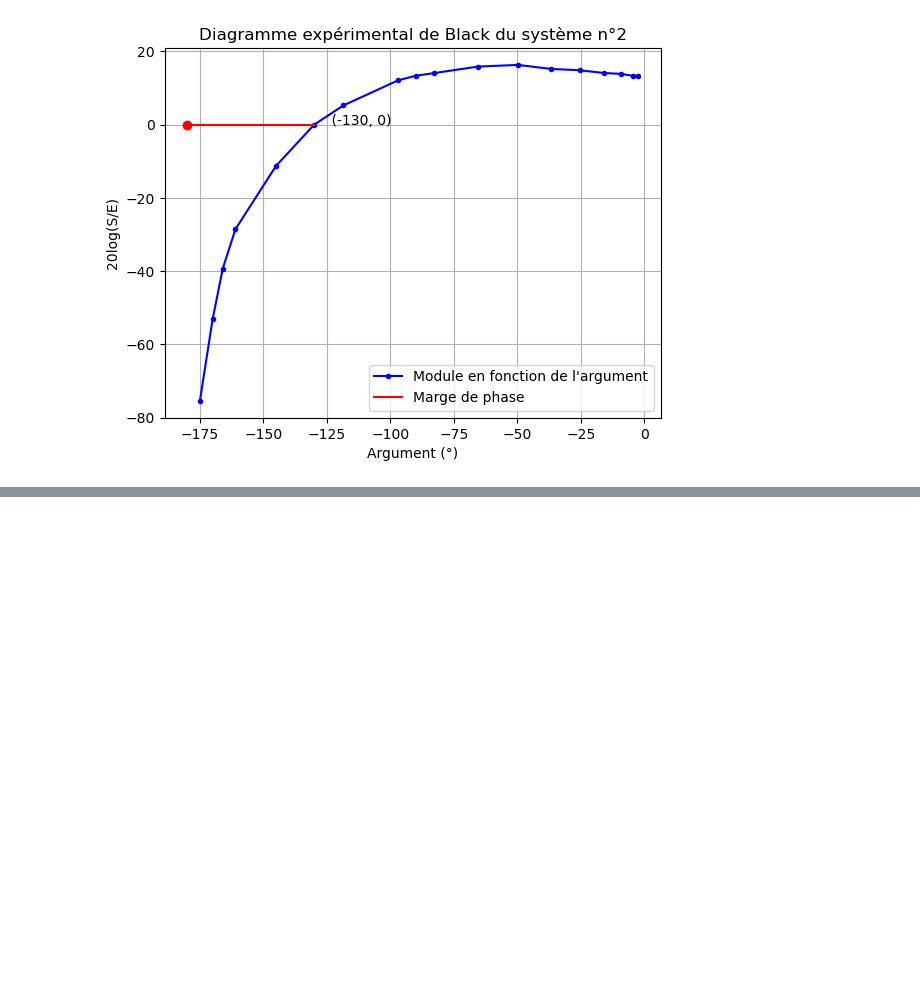
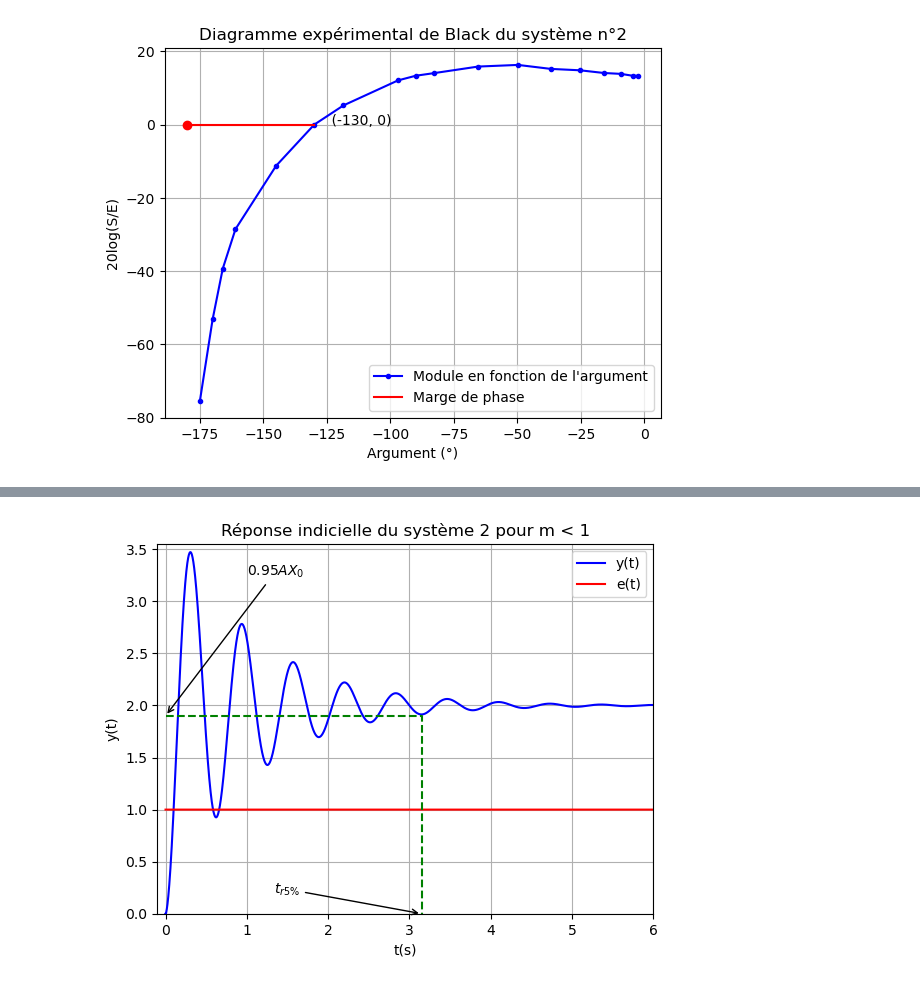
Before and after one commit to Odin688/Automatique, a Jupyter notebook: diagrammes.ipynb, the cells around one changed output, grey strips where cells are left out. Saved outputs shown, nothing was run; the diff lists cells and outputs as text; code cells hidden in the pictures; blank space fills up the shorter version.

```diff
--- a/diagrammes.ipynb
+++ b/diagrammes.ipynb
@@ -79,0 +123,49 @@ rep_indic()
+# %%
+def y4(t,m):
+    if t==0:
+        U = 0
+    elif t>0 :
+        U= 1
+    A = 2
+    X0 = 1
+    w0 = 10
+    alpha = -m*w0
+    beta = w0*np.sqrt(1-m**2)
+    theta = np.arctan(alpha/beta**4) - pi
+    A1 = w0**2/np.sqrt(4*beta**4 + (2*beta*alpha)**2)
+
+    return A*X0*(1 + 2*A1*np.exp(t*alpha)*np.cos(beta*t + theta))*U
+
+def rep_indic3(m):
+    abscisse = np.linspace(0,6,3000)
+    ordonnee = np.zeros(3000)
+    for k in range(3000):
+        ordonnee[k] = y4(abscisse[k],m)
+    plt.plot(abscisse,ordonnee,'b', label = 'y(t)')
+    plt.grid()
+    plt.xlim(-0.1,6)
+    plt.ylim(0,3.55)
+    abc = np.ones(3000)
+    plt.plot(abscisse,abc, 'r',label = 'e(t)')
+    plt.legend()
+    plt.xlabel('t(s)')
+    plt.ylabel('y(t)')
+    plt.title('Réponse indicielle du système 2 pour m < 1')
+    w = [0,3.15,3.15]
+    z = [1.9,1.9,0]
+    plt.plot(w,z,'g--')
+    plt.annotate(r"$t_{r5\%}$", xy=(3.15,0),
+    xytext=(1.33,0.2),
+    arrowprops=dict(facecolor='black',
+    arrowstyle='->'))
+    plt.annotate(r"$0.95AX_0$", xy=(0,1.9),
+    xytext=(1,3.25),
+    arrowprops=dict(facecolor='black',
+    arrowstyle='->'))
+
+
+
+
+rep_indic3(0.1)
+# %% [output]
+[figure, added]
```
Also changed, not shown: parts of 3 cells of this notebook, 28 other files.
